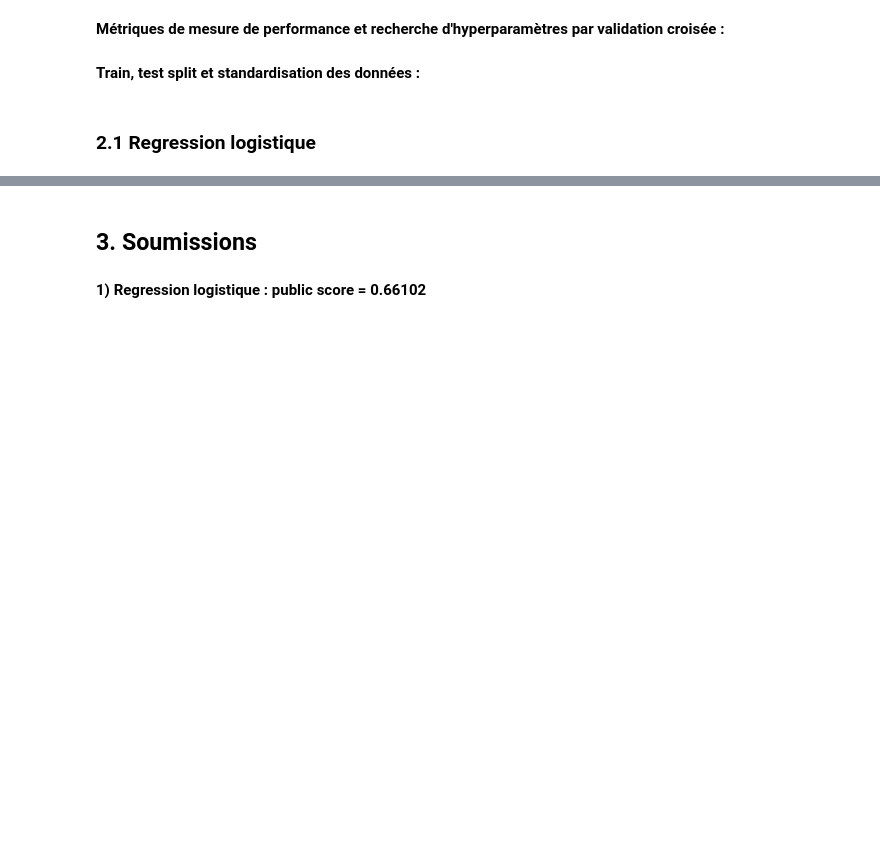
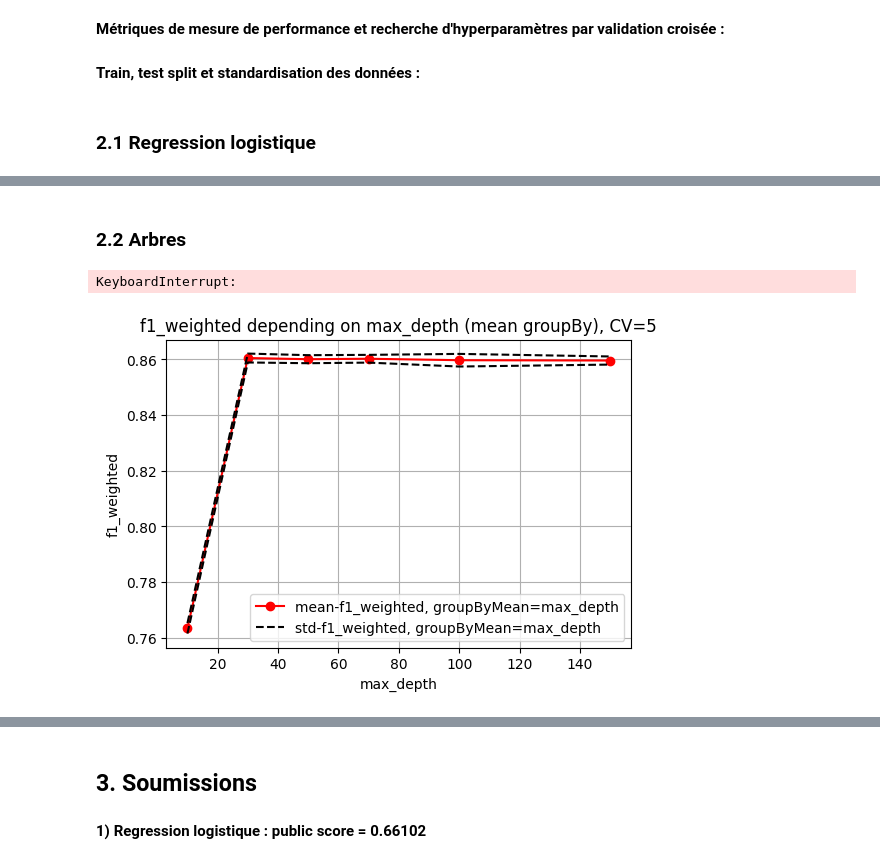
Before and after one commit to DarenXL/Apprentissage-Supervise-M2-MIA, a Jupyter notebook: Classification/classification.ipynb, the cells around one changed output, grey strips where cells are left out. Drawn from its saved outputs; the diff is of its cells as text; code cells hidden in the pictures; blank space fills up the shorter version.

Commit message:
classification tree

```diff
--- a/Classification/classification.ipynb
+++ b/Classification/classification.ipynb
@@ -160,0 +172,18 @@ Logit_CV.score_table()
+# %% [markdown]
+### 2.2 Arbres
+# %%
+from sklearn.tree import DecisionTreeClassifier
+
+TreeModel = DecisionTreeClassifier()
+
+param_grid = {
+    "max_depth":[10,30,50,70,100,150]
+}
+
+Tree_CV = GridSearchAnalysis(TreeModel, Xtrain, Ytrain, scoring, param_grid=param_grid)
+# %% [output]
+KeyboardInterrupt:
+# %%
+Tree_CV.plot_score(groupBy='max_depth')
+# %% [output]
+[figure, added]
```
Also changed, not shown: parts of 14 cells of this notebook, 2 other files.
